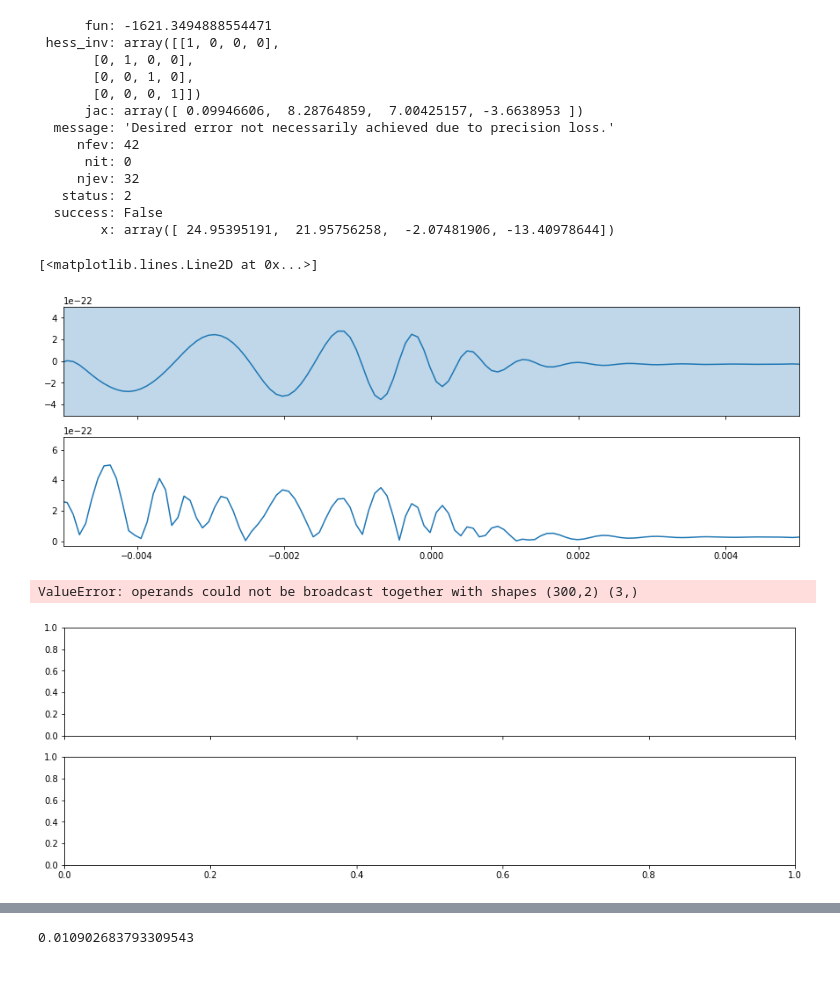
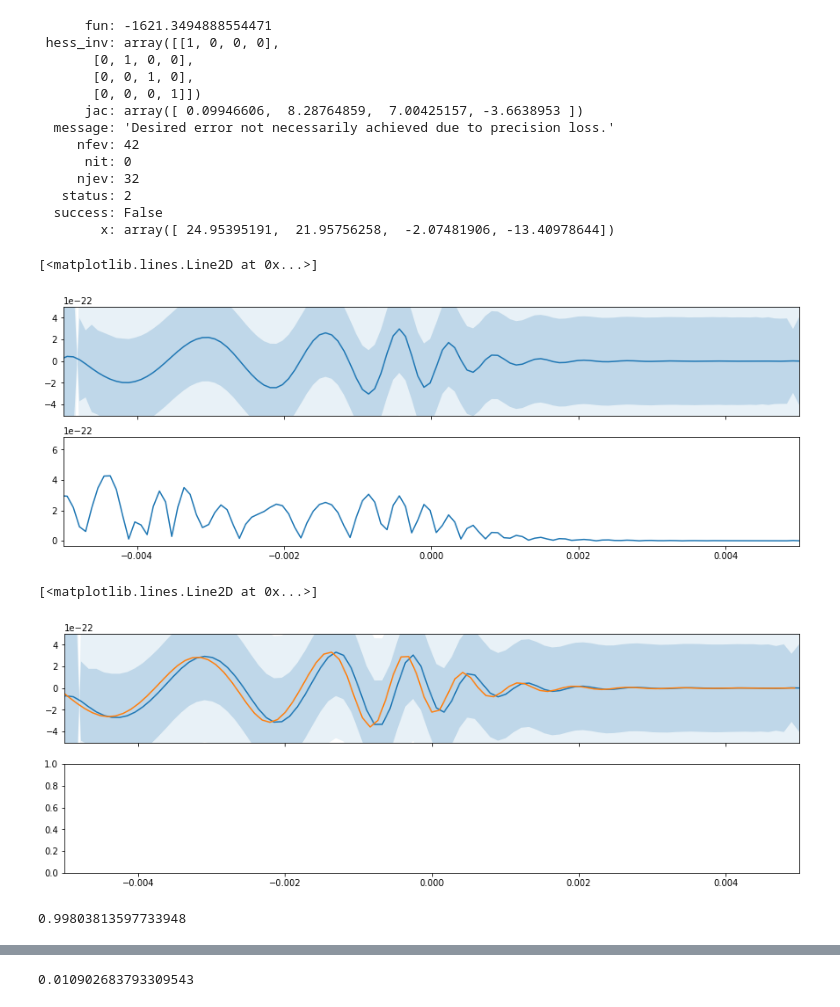
Before and after one commit to transientlunatic/heron, a Jupyter notebook: notebooks/Gravitational Heron.ipynb, the cells around one changed output, grey strips where cells are left out. Saved outputs shown, nothing was run; the diff lists cells and outputs as text; code cells hidden in the pictures; blank space fills up the shorter version.

```diff
--- a/notebooks/Gravitational Heron.ipynb
+++ b/notebooks/Gravitational Heron.ipynb
@@ -57,8 +120,8 @@ f, ax = plt.subplots(2,1, sharey=False, sharex=True, figsize=(15,5))
 test_point = 0
 t = np.linspace(-0.02,0.005,300)
 new_point = np.zeros((300,3))
-new_point[:,1] = 7
-new_point[:,2] = 0.01
+new_point[:,1] = 5
+new_point[:,2] = 0.5
 new_point[:,0] = t
 pred = gp.prediction(new_point)
 ax[0].plot(t, pred[0])
@@ -73,28 +136,35 @@ d = test.T[0][1] - test.T[0][0]
 ax[1].plot(t, np.sqrt((test.T[2] - pred[0])**2))
 # %% [output]
 [<matplotlib.lines.Line2D at 0x...>]
-[figure, old version]
+[figure, new version]
 # %%
-test = np.genfromtxt('/home/daniel/data/imrphenom-test/bbh_mass1_only_hp_test_5d20.txt')
+mass, spin = 7.4, 0.25
+npoints = 1000
+#test = np.genfromtxt('/home/daniel/data/imrphenom-test/bbh_mass1_only_hp_test_5d85_S0d25.txt')
 f, ax = plt.subplots(2,1, sharey=False, sharex=True, figsize=(15,5))
-
-t = np.linspace(-0.02,0.005,300)
-new_point = np.zeros((300,2))
-new_point[:,1] = 5.20
+test_point = 0
+t = np.linspace(-0.1,0.005,npoints)
+new_point = np.zeros((npoints,3))
+new_point[:,1] = mass
+new_point[:,2] = spin
 new_point[:,0] = t
 pred = gp.prediction(new_point)
+
+
 ax[0].plot(t, pred[0])
 ax[0].set_ylim([-.5e-21, .5e-21])
-ax[0].set_xlim([-0.02, 0.005])
+ax[0].set_xlim([-0.005, 0.005])
 err = np.diag(pred[1])
 err2 = err*1.96
 ax[0].fill_between(t, pred[0] - err, pred[0] + err , alpha = 0.2)
 ax[0].fill_between(t, pred[0] - err2, pred[0] + err2 , alpha = 0.1)
-d = test.T[0][1] - test.T[0][0]
-ax[0].plot(test.T[0]+d, test.T[2])
-ax[1].plot(t, np.sqrt((test.T[2] - pred[0])**2))
+#d = test.T[0][1] - test.T[0][0]
+#ax[0].plot(test.T[0]+d, test.T[2])
+#ax[1].plot(t, np.sqrt((test.T[2] - pred[0])**2))
+real_data = generate_new_points(mass,spin, npoints=1000)
+ax[0].plot(real_data[:,0], real_data[:,-1])
 # %% [output]
-ValueError: operands could not be broadcast together with shapes (300,2) (3,)
+[<matplotlib.lines.Line2D at 0x...>]
-[figure, old version]
+[figure, new version]
 # %%
 from heron import acquisition
@@ -100,0 +201,4 @@ from heron import acquisition
+# %%
+match_factor([7.5,0.25], gp)
+# %% [output]
+0.99803813597733948
```
Also changed, not shown: parts of 31 cells of this notebook, 11 other files.
